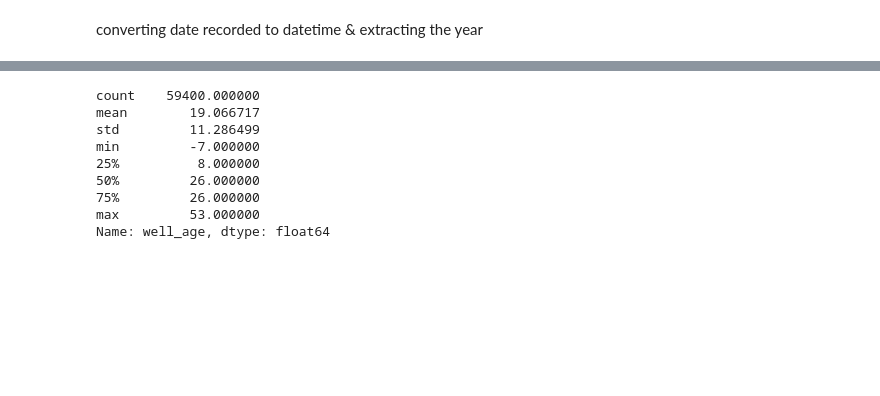
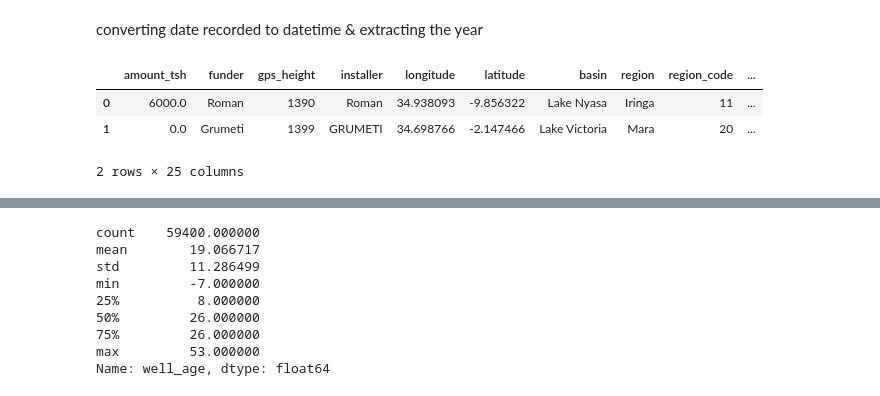
Before and after one commit to Kaks753/Tanzanian-Water-Wells, a Jupyter notebook: Tz_water_wells.ipynb, the cells around one changed output, grey strips where cells are left out. Saved outputs shown, nothing was run; the diff lists cells and outputs as text; code cells hidden in the pictures; blank space fills up the shorter version.

```diff
--- a/Tz_water_wells.ipynb
+++ b/Tz_water_wells.ipynb
@@ -423,6 +435,13 @@ converting date recorded to datetime & extracting the year
 # Convert date_recorded to datetime and extract year
 df_clean['date_recorded'] = pd.to_datetime(df_clean['date_recorded'])
 df_clean['year_recorded'] = df_clean['date_recorded'].dt.year
+# %%
+df_clean.head(2)
+# %% [output]
+|  | amount_tsh | funder | gps_height | installer | longitude | latitude | basin | region | region_code | ... |
+| 0 | 6000.0 | Roman | 1390 | Roman | 34.938093 | -9.856322 | Lake Nyasa | Iringa | 11 | ... |
+| 1 | 0.0 | Grumeti | 1399 | GRUMETI | 34.698766 | -2.147466 | Lake Victoria | Mara | 20 | ... |
+2 rows × 25 columns
 # %%
 test_clean['date_recorded'] = pd.to_datetime(test_clean['date_recorded'])
 test_clean['year_recorded'] = test_clean['date_recorded'].dt.year   # extract year
```
Also changed, not shown: parts of 4 cells of this notebook.
